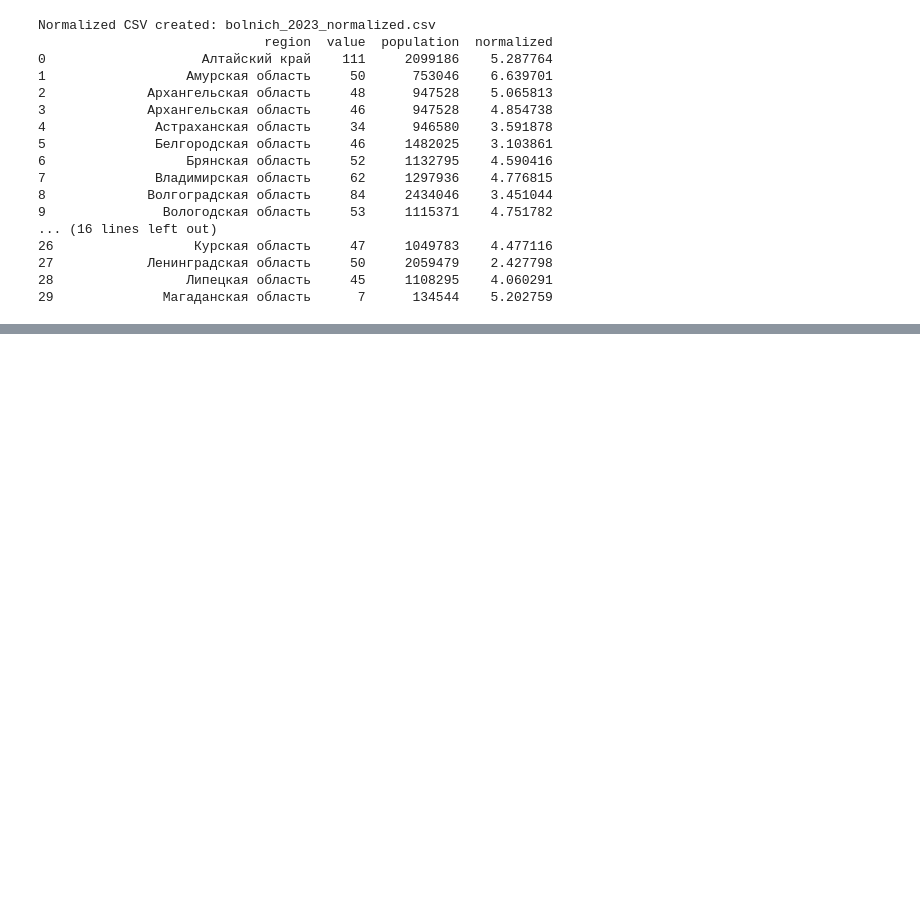
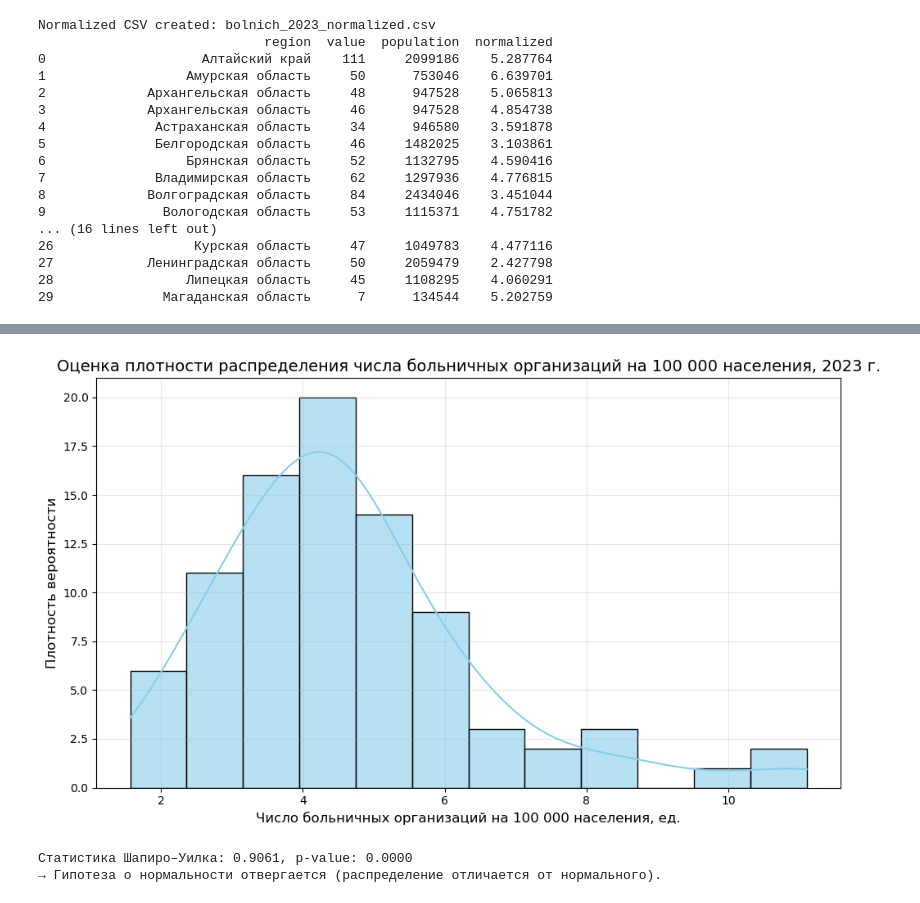
Before and after one commit to MarikSmerch/prac_SOI_1, a Jupyter notebook: Untitled.ipynb, the cells around one changed output, grey strips where cells are left out. Drawn from its saved outputs; the diff is of its cells as text; code cells hidden in the pictures; blank space fills up the shorter version.

```diff
--- a/Untitled.ipynb
+++ b/Untitled.ipynb
@@ -260,0 +255,27 @@ plt.show()
+# %%
+from scipy.stats import shapiro
+df = pd.read_csv('bolnich_2023_normalized.csv')
+
+# Гистограмма + оценка плотности KDE
+plt.figure(figsize=(10, 6))
+sns.histplot(df['normalized'], bins=12, kde=True, color='skyblue', edgecolor='black', alpha=0.6)
+plt.title('Оценка плотности распределения числа больничных организаций на 100 000 населения, 2023 г.', fontsize=14)
+plt.xlabel('Число больничных организаций на 100 000 населения, ед.', fontsize=12)
+plt.ylabel('Плотность вероятности', fontsize=12)
+plt.grid(True, alpha=0.3)
+plt.tight_layout()
+plt.savefig('density_normalized_2023.png', dpi=300, bbox_inches='tight')
+plt.show()
+
+# Проверка гипотезы о нормальности распределения
+stat, p_value = shapiro(df['normalized'])
+print(f"Статистика Шапиро–Уилка: {stat:.4f}, p-value: {p_value:.4f}")
+
+if p_value > 0.05:
+    print("→ Гипотеза о нормальности НЕ отвергается (распределение близко к нормальному).")
+else:
+    print("→ Гипотеза о нормальности отвергается (распределение отличается от нормального).")
+# %% [output]
+[figure, added]
+Статистика Шапиро–Уилка: 0.9061, p-value: 0.0000
+→ Гипотеза о нормальности отвергается (распределение отличается от нормального).
```
Also changed, not shown: parts of 10 cells of this notebook, 10 other files.
